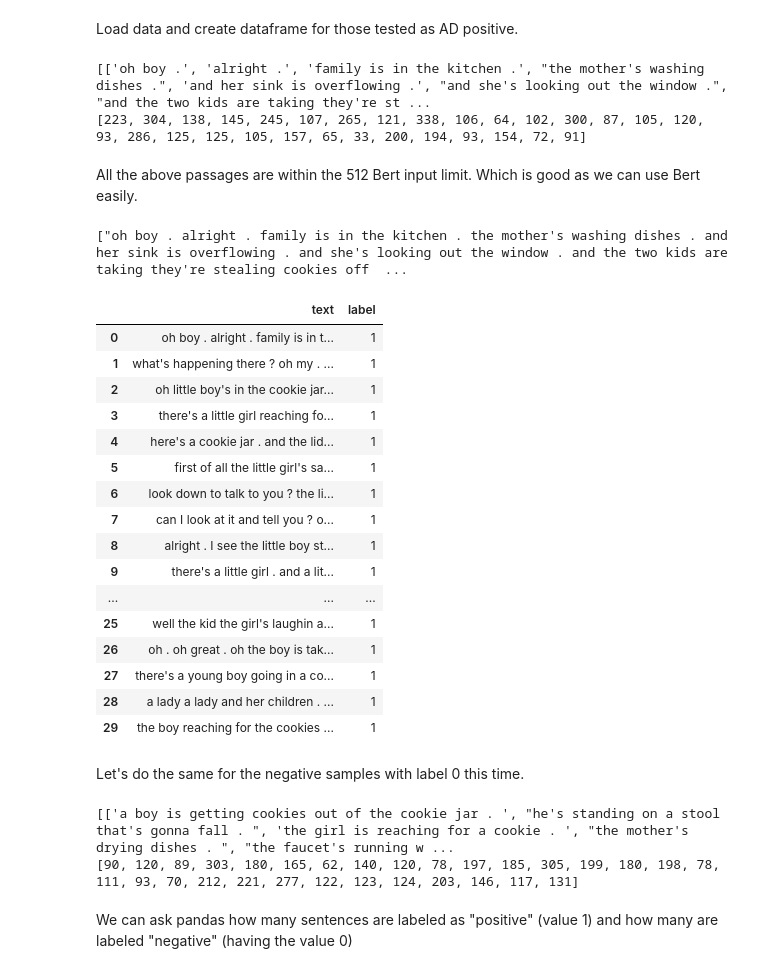
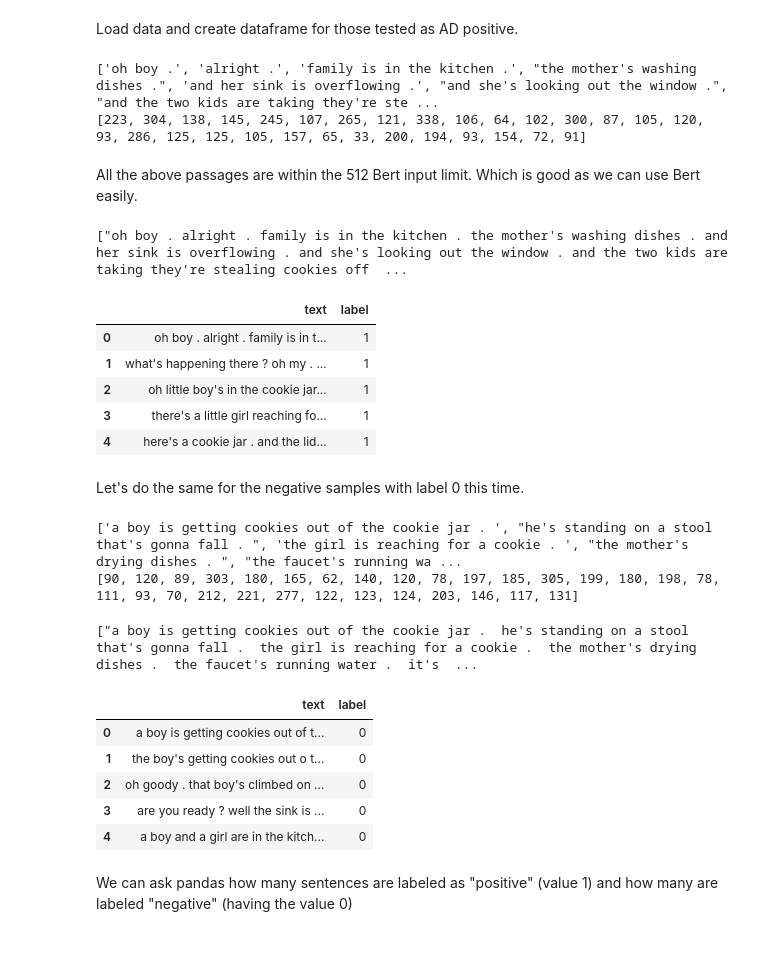
Before and after one commit to petroslamb/nlp-notebooks, a Jupyter notebook: Alzheimer's_text_classification.ipynb, the cells around one changed output. Saved outputs shown, nothing was run; the diff lists cells and outputs as text; code cells hidden in the pictures; blank space fills up the shorter version.

```diff
--- a/Alzheimer's_text_classification.ipynb
+++ b/Alzheimer's_text_classification.ipynb
@@ -66,42 +66,31 @@ for fn in ad_filenames:
     ad_data.append(f.read().splitlines())
 
 # See the form of the imported data
-print(ad_data)
+print(ad_data[0])
 # Count the number of words per patient file
 print([sum([len(s.split(' ')) for s in p]) for p in ad_data])
 # %% [output]
-[['oh boy .', 'alright .', 'family is in the kitchen .', "the mother's washing dishes .", 'and her sink is overflowing .', "and she's looking out the window .", "and the two kids are taking they're st ...
+['oh boy .', 'alright .', 'family is in the kitchen .', "the mother's washing dishes .", 'and her sink is overflowing .', "and she's looking out the window .", "and the two kids are taking they're ste ...
 [223, 304, 138, 145, 245, 107, 265, 121, 338, 106, 64, 102, 300, 87, 105, 120, 93, 286, 125, 125, 105, 157, 65, 33, 200, 194, 93, 154, 72, 91]
 # %% [markdown]
 All the above passages are within the 512 Bert input limit. Which is good as we can use Bert easily.
 # %%
 import pandas as pd
 
 ad_data_concat = [(" ").join(s) for s in ad_data]
 print(ad_data_concat)
 
 ad_df = pd.DataFrame(ad_data_concat, columns=['text'])
 ad_df['label'] = pd.Series([1 for x in range(len(ad_df.index))], index=ad_df.index)
-ad_df
+ad_df.head()
 # %% [output]
 ["oh boy . alright . family is in the kitchen . the mother's washing dishes . and her sink is overflowing . and she's looking out the window . and the two kids are taking they're stealing cookies off  ...
 |  | text | label |
 | 0 | oh boy . alright . family is in t... | 1 |
 | 1 | what's happening there ? oh my . ... | 1 |
 | 2 | oh little boy's in the cookie jar... | 1 |
 | 3 | there's a little girl reaching fo... | 1 |
 | 4 | here's a cookie jar . and the lid... | 1 |
-| 5 | first of all the little girl's sa... | 1 |
-| 6 | look down to talk to you ? the li... | 1 |
-| 7 | can I look at it and tell you ? o... | 1 |
-| 8 | alright . I see the little boy st... | 1 |
-| 9 | there's a little girl . and a lit... | 1 |
-| ... | ... | ... |
-| 25 | well the kid the girl's laughin a... | 1 |
-| 26 | oh . oh great . oh the boy is tak... | 1 |
-| 27 | there's a young boy going in a co... | 1 |
-| 28 | a lady a lady and her children . ... | 1 |
-| 29 | the boy reaching for the cookies ... | 1 |
 # %% [markdown]
 Let's do the same for the negative samples with label 0 this time.
 # %%
@@ -117,11 +106,11 @@ for fn in nc_filenames:
     nc_data.append(f.read().splitlines())
 
 # See the form of the imported data
-print(nc_data)
+print(nc_data[0])
 # Count the number of words per patient file
 print([sum([len(s.split(' ')) for s in p]) for p in nc_data])
 # %% [output]
-[['a boy is getting cookies out of the cookie jar . ', "he's standing on a stool that's gonna fall . ", 'the girl is reaching for a cookie . ', "the mother's drying dishes . ", "the faucet's running w ...
+['a boy is getting cookies out of the cookie jar . ', "he's standing on a stool that's gonna fall . ", 'the girl is reaching for a cookie . ', "the mother's drying dishes . ", "the faucet's running wa ...
 [90, 120, 89, 303, 180, 165, 62, 140, 120, 78, 197, 185, 305, 199, 180, 198, 78, 111, 93, 70, 212, 221, 277, 122, 123, 124, 203, 146, 117, 131]
 # %%
 import pandas as pd
@@ -131,7 +120,15 @@ print(nc_data_concat)
 
 nc_df = pd.DataFrame(nc_data_concat, columns=['text'])
 nc_df['label'] = pd.Series([0 for x in range(len(nc_df.index))], index=nc_df.index)
-nc_df
+nc_df.head()
+# %% [output]
+["a boy is getting cookies out of the cookie jar .  he's standing on a stool that's gonna fall .  the girl is reaching for a cookie .  the mother's drying dishes .  the faucet's running water .  it's  ...
+|  | text | label |
+| 0 | a boy is getting cookies out of t... | 0 |
+| 1 | the boy's getting cookies out o t... | 0 |
+| 2 | oh goody . that boy's climbed on ... | 0 |
+| 3 | are you ready ? well the sink is ... | 0 |
+| 4 | a boy and a girl are in the kitch... | 0 |
 # %%
 batch_1 = ad_df.append(nc_df, ignore_index=True)
 # %% [markdown]
```
Also changed, not shown: parts of 3 cells of this notebook.
